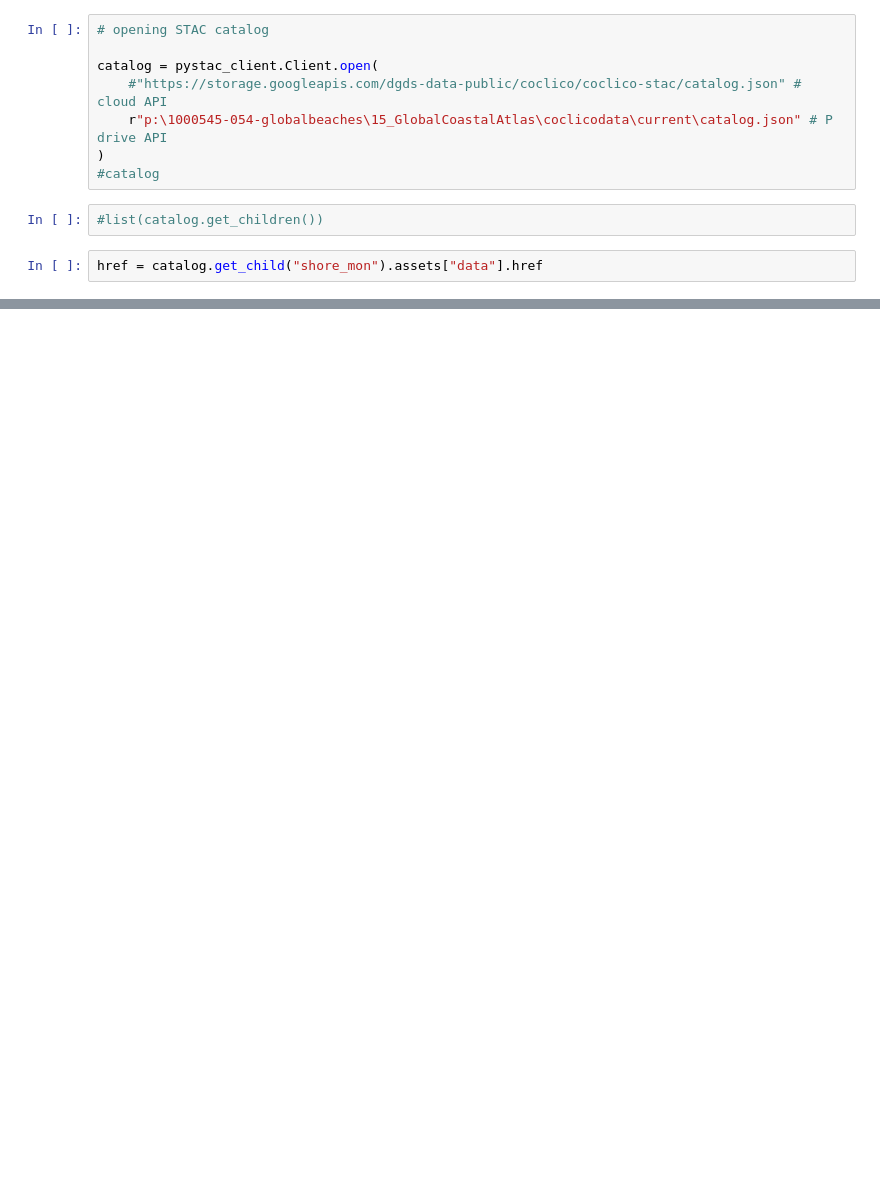
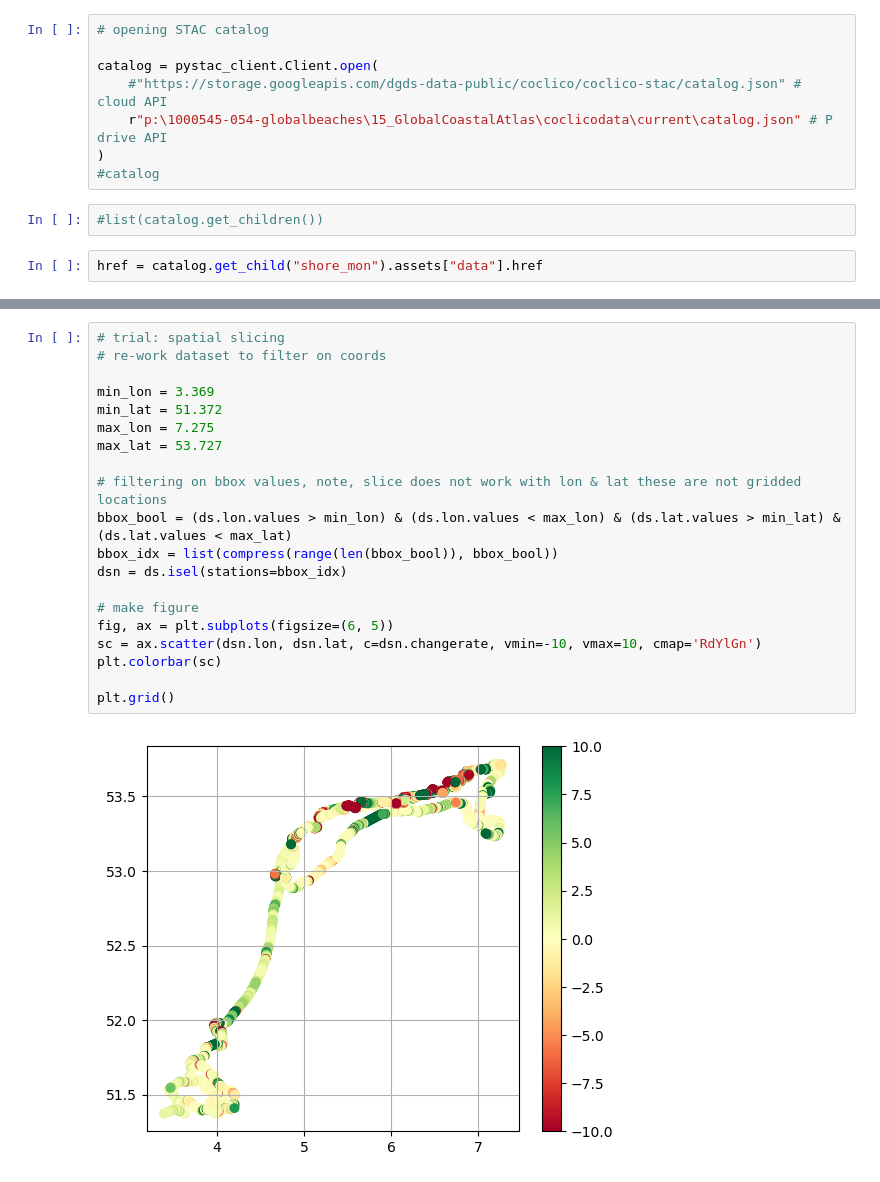
Before and after one commit to openearth/global-coastal-atlas, a Jupyter notebook: visualization/01_SDS_timeseries.ipynb, the cells around one changed output, grey strips where cells are left out. Saved outputs shown, nothing was run; the diff lists cells and outputs as text; blank space fills up the shorter version.

```diff
--- a/visualization/01_SDS_timeseries.ipynb
+++ b/visualization/01_SDS_timeseries.ipynb
@@ -90,0 +48,22 @@ plt.legend();
+# %%
+# trial: spatial slicing
+# re-work dataset to filter on coords
+
+min_lon = 3.369
+min_lat = 51.372
+max_lon = 7.275
+max_lat = 53.727
+
+# filtering on bbox values, note, slice does not work with lon & lat these are not gridded locations
+bbox_bool = (ds.lon.values > min_lon) & (ds.lon.values < max_lon) & (ds.lat.values > min_lat) & (ds.lat.values < max_lat)
+bbox_idx = list(compress(range(len(bbox_bool)), bbox_bool))
+dsn = ds.isel(stations=bbox_idx)
+
+# make figure
+fig, ax = plt.subplots(figsize=(6, 5))
+sc = ax.scatter(dsn.lon, dsn.lat, c=dsn.changerate, vmin=-10, vmax=10, cmap='RdYlGn')
+plt.colorbar(sc)
+
+plt.grid()
+# %% [output]
+[figure, added]
```
Also changed, not shown: parts of 6 cells of this notebook, 1 other file.
